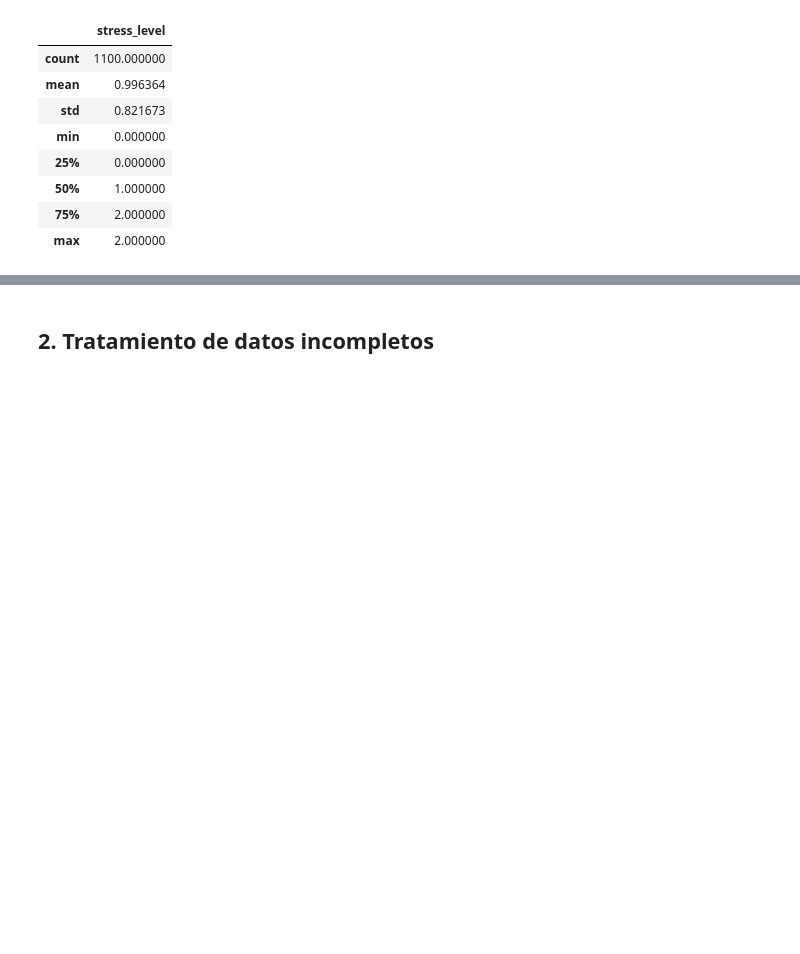
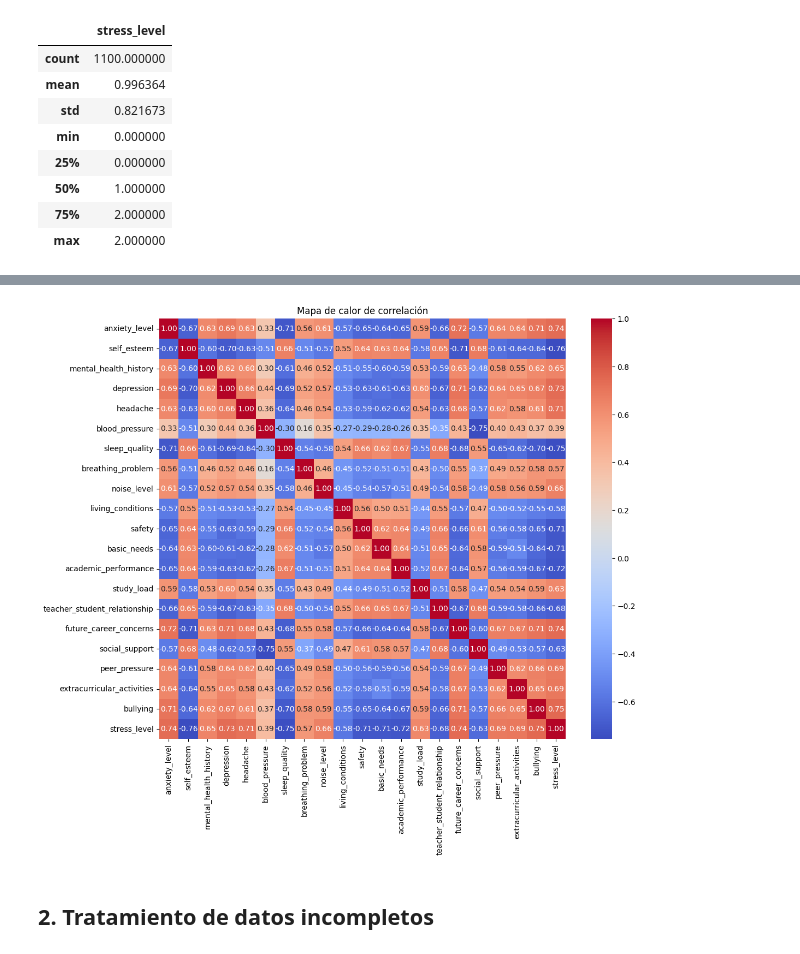
Before and after one commit to FridaMartinezLorenzo/Reconocimiento_de_Patrones_Proyecto, a Jupyter notebook: notebooks/Student_Stress.ipynb, the cells around one changed output, grey strips where cells are left out. Drawn from its saved outputs; the diff is of its cells as text; code cells hidden in the pictures; blank space fills up the shorter version.

```diff
--- a/notebooks/Student_Stress.ipynb
+++ b/notebooks/Student_Stress.ipynb
@@ -150,3 +200,14 @@ for col in categorical_cols:
+# %%
+# Heatmap de correlación
+
+import seaborn as sns
+
+plt.figure(figsize=(12, 10))
+sns.heatmap(df[num_cols].corr(), annot=True, fmt=".2f", cmap="coolwarm")
+plt.title("Mapa de calor de correlación")
+plt.show()
+# %% [output]
+[figure, added]
 # %% [markdown]
 ## 2. Tratamiento de datos incompletos
 # %%
```
Also changed, not shown: parts of 3 cells of this notebook.
